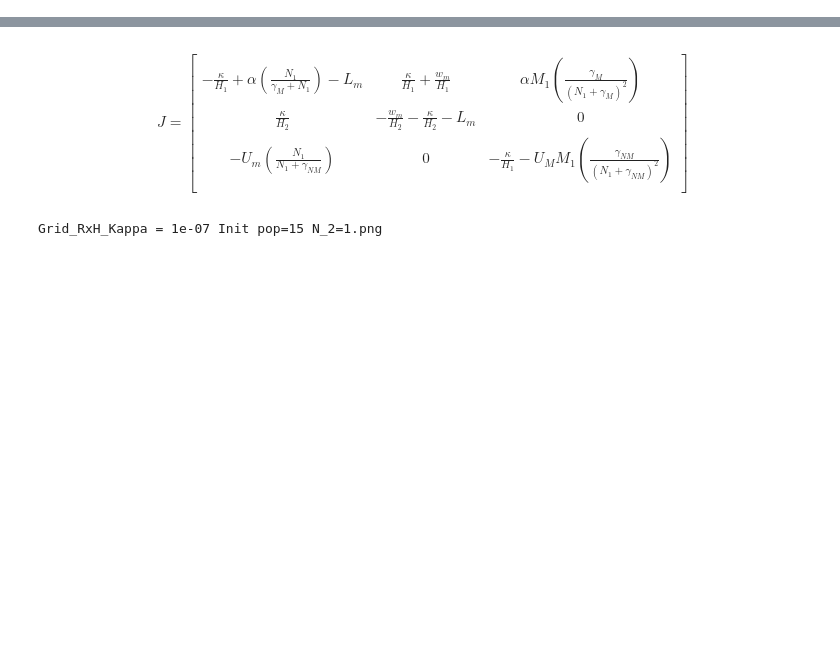
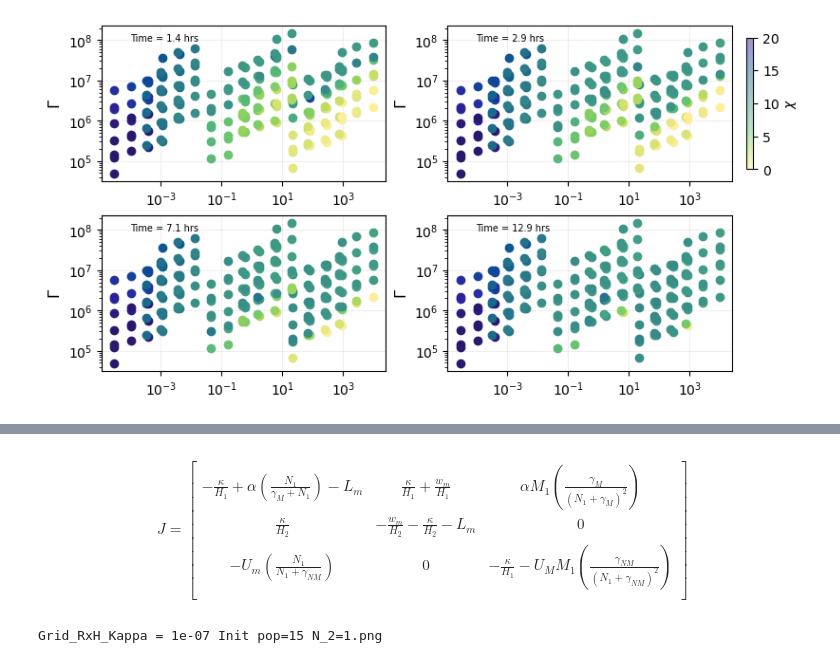
Before and after one commit to sienna-white/box_model, a Jupyter notebook: two_species.ipynb, the cells around one changed output, grey strips where cells are left out. Cells and saved outputs as stored; diff of their text form; code cells hidden in the pictures; blank space fills up the shorter version.

```diff
--- a/two_species.ipynb
+++ b/two_species.ipynb
@@ -148,0 +222,97 @@ AssertionError:
+# %%
+
+fig, axs = plt.subplots(nrows=2, ncols=2, figsize=(8, 4), sharex=False, sharey=False, constrained_layout=True)
+axs = axs.flatten()
+vmin, vmax = -1, 1
+
+
+def get_stiffness(kappa, h1, h2, m1, m2, d1, d2, n1):
+    eigenvalues, ev = pm.jacobian_2s(kappa, h1, h2, m1, m2, d1, d2, n1)
+    eigenvalues = sorted(eigenvalues)
+    stiffness = abs(eigenvalues[0]) / abs(eigenvalues[-1])
+    return stiffness
+
+
+for it,T in enumerate([5, 10, 25, 45]):
+    hr = dst.t.values[T] * 1/3600
+
+    dst0 = dst.isel(t=T)
+
+    P0 = dst0.m1.init * 1e6
+    n2 = dst0.n2
+    R = dst0.ratio
+    H = dst0.depth
+    kappa = dst0.kappa
+
+    growth_m = pm.alpha # * n2/pm.gamma_m
+    growth_d = pm.beta  #* n2/pm.gamma_d
+
+    uptake = 1/n2 * (uptake_d * P0) + 1/n2 * (uptake_m * P0)
+
+    # uptake = pm.gamma_d/n2**2 * (uptake_d * P0) + pm.gamma_m/n2**2 * (uptake_m * P0)
+
+    adv_m  = pm.wm/(R * H) #(R * H) #R * H) #((1-R) * H)
+    adv_d  = pm.wd/(R * H)
+
+    diff = kappa/(R * H)**2
+
+    ndx =    growth_m/diff
+    ndy =    uptake/adv_m
+
+    ndx = ndx.broadcast_like(dst0.m1)
+    ndy = ndy.broadcast_like(dst0.m1)
+
+    ndx = ndx.values.flatten()
+    ndy = ndy.values.flatten()
+    # Ravel
+    m2 = dst0.m2.values.flatten()
+    m1 = dst0.m1.values.flatten()
+    d1 = dst0.d1.values.flatten()
+    d2 = dst0.d2.values.flatten()
+    n1 = dst0.n1.values.flatten()
+
+    kappa = dst0.kappa.broadcast_like(dst0.m1)
+    H = dst0.depth.broadcast_like(dst0.m1)
+    R = dst0.ratio.broadcast_like(dst0.m1)
+    h1 = H * R
+    h2 = H * (1-R)
+
+    kappa = kappa.values.flatten()
+    h1 = h1.values.flatten()
+    h2 = h2.values.flatten()
+    R = R.values.flatten()
+
+    for i in range(0, len(ndx), 40):
+        stiffness = get_stiffness(kappa[i], h1[i], h2[i], m1[i], m2[i], d1[i], d2[i], n1[i])
+        # print("Stiffness =", np.log(stiffness))
+        # axs[it,0].scatter(ndx[i], ndy[i],    c=stiffness, cmap=cmo.cm.haline_r, vmin=0, vmax=1e5, s=0.3, alpha=0.45)
+        color = cmo.cm.haline_r(np.log(stiffness)/15)
+        axs[it].plot(ndx[i], ndy[i], 'o', color=color)
+
+
+#     h= axs[i,1].scatter(ndx, ndy, c=biomass_d, cmap=cmo.cm.haline_r, vmin=0, vmax=20, s=0.3, alpha=0.45)
+
+    axs[it].annotate("Time = %2.1f hrs" % hr, xy=(0.1, 0.9), xycoords="axes fraction", fontsize=7)
+
+for ax in axs.flatten():
+    ax.set_xscale("log")
+    ax.set_yscale("log")
+    ax.grid(alpha=0.2)
+    ax.set_ylabel(r"$\Gamma$", fontsize=12)
+    # ax.set_xlim(1e-1, 1e0)
+
+# axs[0,0].set_title("Motile phytoplankton")
+# axs[0,1].set_title("Sinking phytoplankton")
+# axs[-1,1].set_xlabel(r"$\phi_s$", fontsize=12)
+# axs[-1,0].set_xlabel(r"$\phi_m$", fontsize=12)
+
+# axs[0, 0].set_ylabel(r"$\Gamma$", fontsize=12)
+# axs[1, 0].set_ylabel(r"$\Gamma$", fontsize=12)
+# axs[2, 0].set_ylabel(r"$\Gamma$", fontsize=12)
+
+plt.colorbar(h, shrink=0.85, label=r"$\chi$", ax=axs[1])
+
+# plt.colorbar(h, shrink=0.85, label=r"Percentage $\Delta$ biomass", ax=axs[1,1])
+# fig.savefig("two_species_nd.png", dpi=300)
+assert(False)
+# %% [output]
@@ -149,3 +320,4 @@ AssertionError:
+[figure, added]
 # %%
 P0 = dst.m1.init * 2e6
 n2 = dst.n2
```
Also changed, not shown: parts of 9 cells of this notebook, 1 other file.
